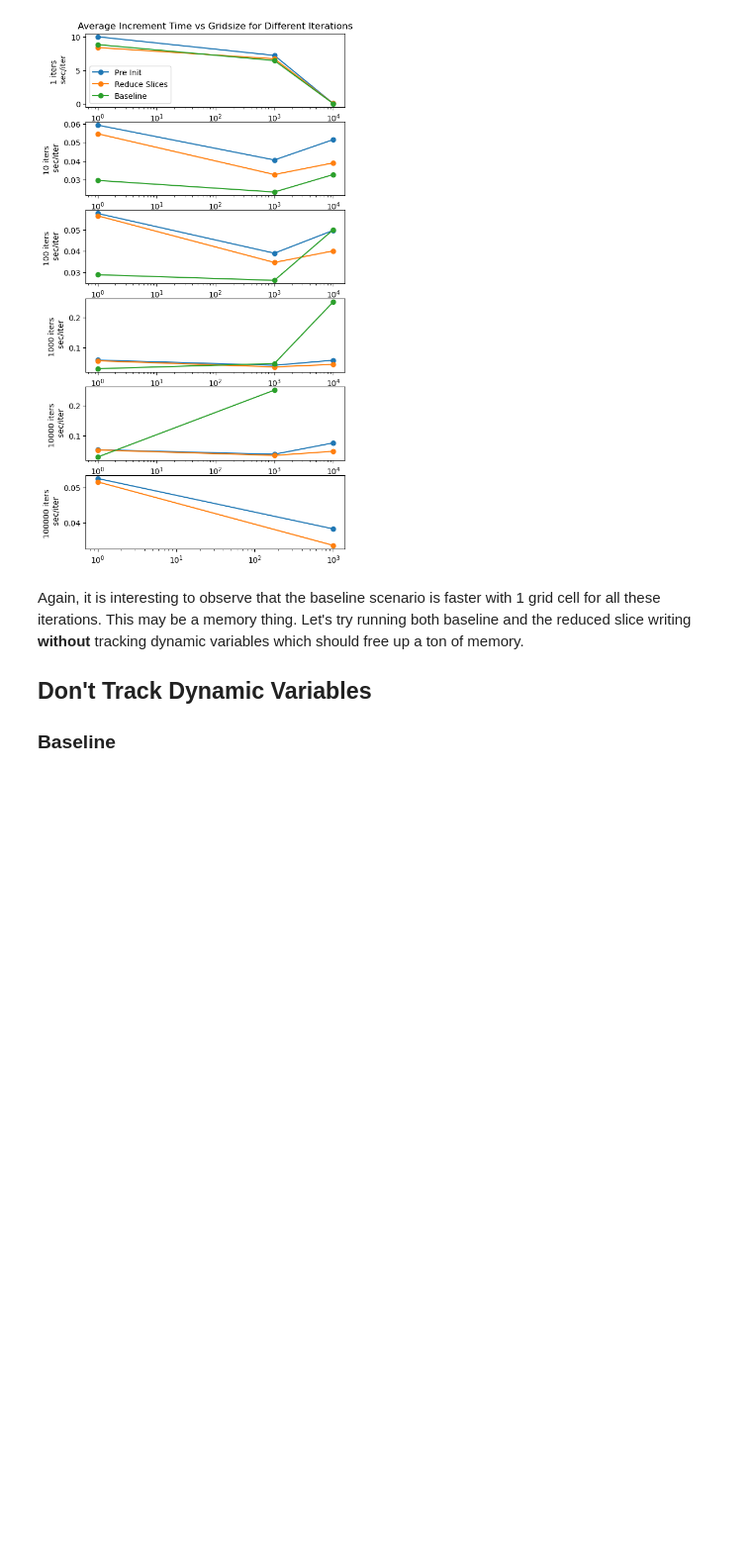
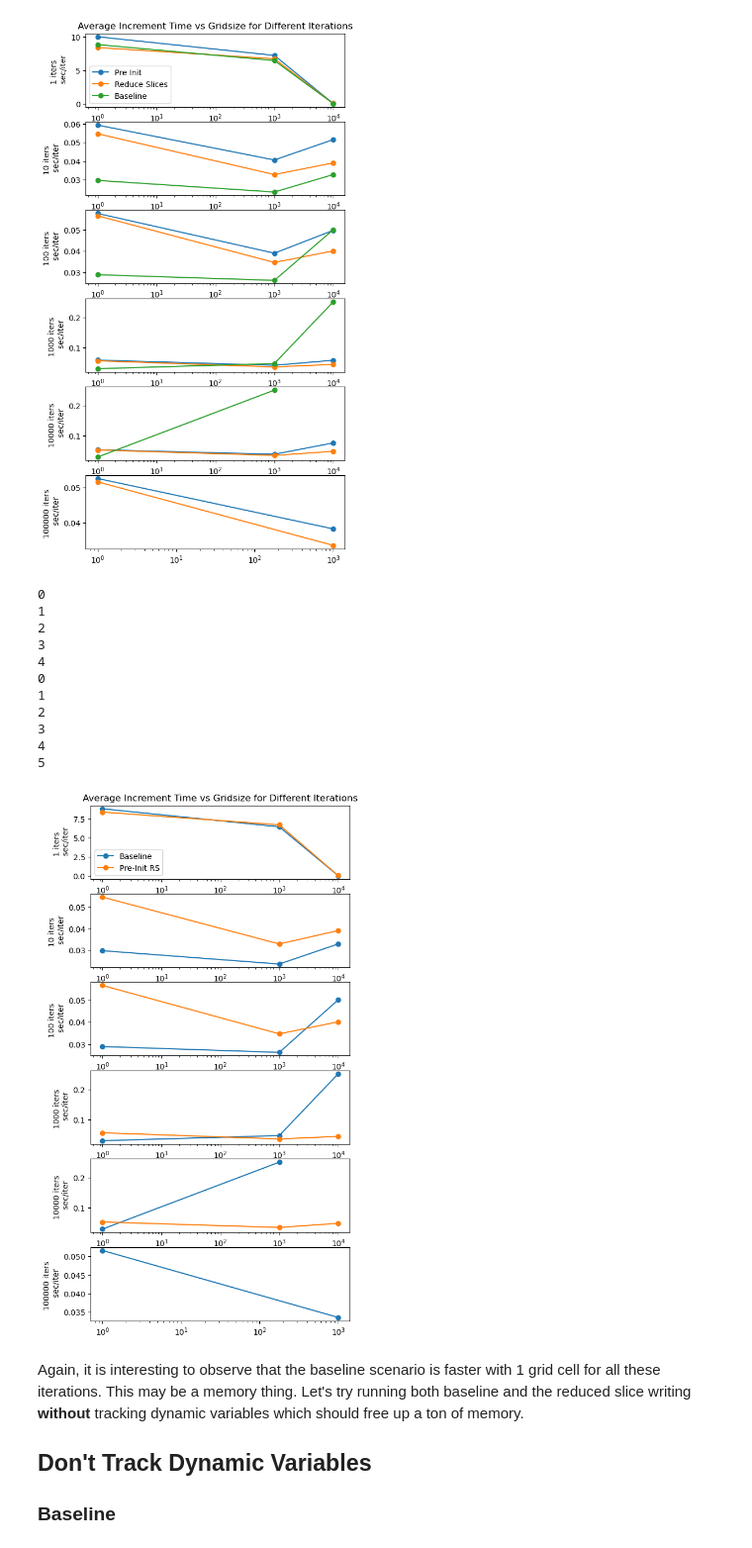
Before and after one commit to EcohydrologyTeam/ClearWater-modules, a Jupyter notebook: examples/dev_sandbox/performance_profiling_tsm.ipynb, the cells around one changed output. Shown at 99% size. Drawn from its saved outputs; the diff is of its cells as text; code cells hidden in the pictures; blank space fills up the shorter version.

```diff
--- a/examples/dev_sandbox/performance_profiling_tsm.ipynb
+++ b/examples/dev_sandbox/performance_profiling_tsm.ipynb
@@ -234,6 +234,47 @@ plt.show()
 3
 4
 [figure]
+# %%
+fig, axs = plt.subplots(6,1)
+
+n=0
+for key, grp in bs.groupby('iters'):
+    print(n)
+    axs[n].plot(grp['gridsize'], grp['avg_increment_time'], marker='o', linestyle='-', label=f'Baseline')
+    n+=1
+n=0
+for key, grp in rs.groupby('iters'):
+    print(n)
+    axs[n].plot(grp['gridsize'], grp['avg_increment_time'], marker='o', linestyle='-', label=f'Pre-Init RS')
+    n+=1
+
+vals = dv.iters.unique()
+i = 0
+for ax in axs:
+    ax.set_xscale('log')
+    if i == 0:
+        ax.set_title('Average Increment Time vs Gridsize for Different Iterations')
+        ax.legend()
+    if i == 6:
+        ax.set_xlabel('Gridsize')
+    ax.set_ylabel(f"{vals[i]} iters \n sec/iter")
+    i+=1
+fig.set_size_inches(6, 12)
+
+plt.show()
+# %% [output]
+0
+1
+2
+3
+4
+0
+1
+2
+3
+4
+5
+[figure, added]
 # %% [markdown]
 Again, it is interesting to observe that the baseline scenario is faster with 1 grid cell for all these iterations. This may be a memory thing. Let's try running both baseline and the reduced slice writing **without** tracking dynamic variables which should free up a ton of memory.
 
```
